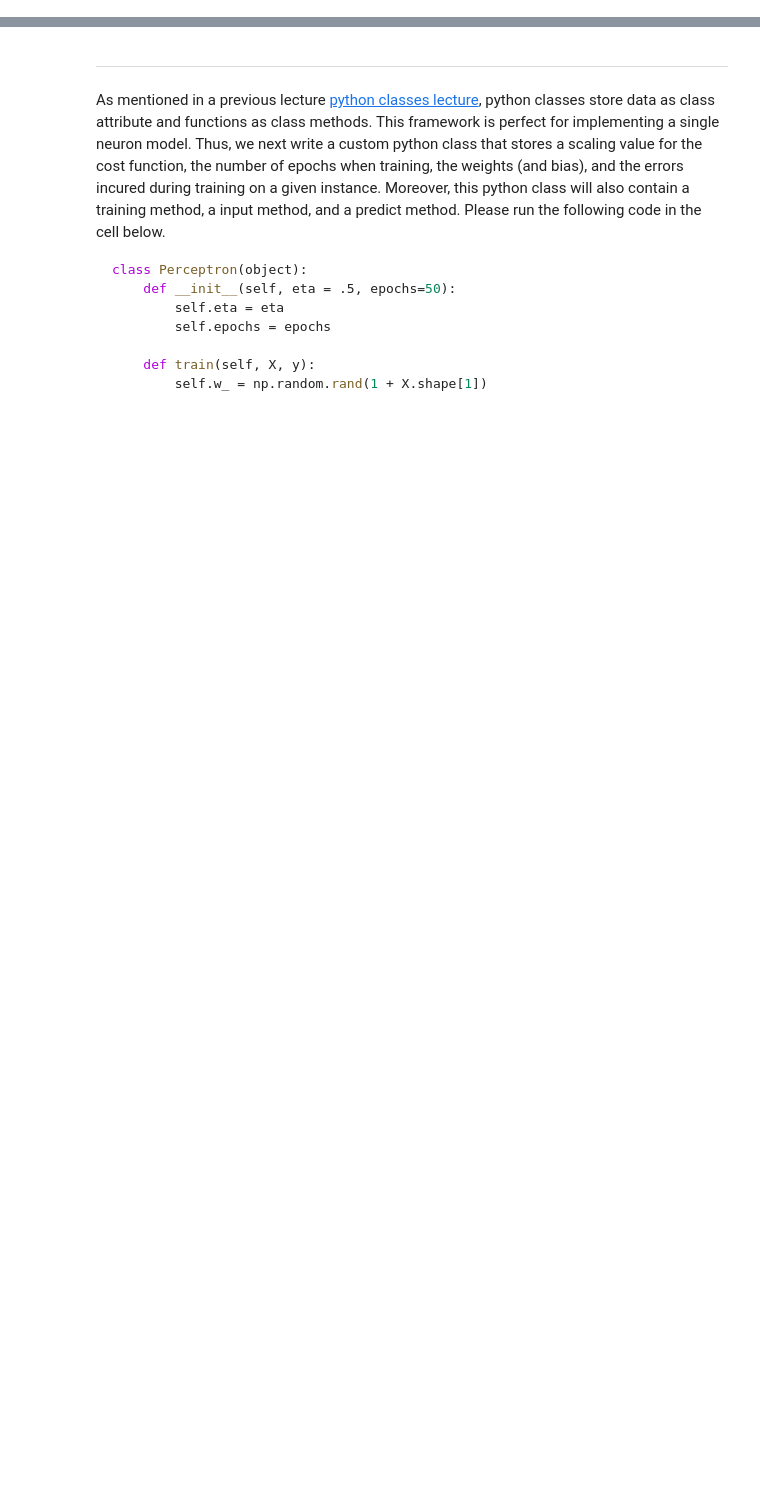
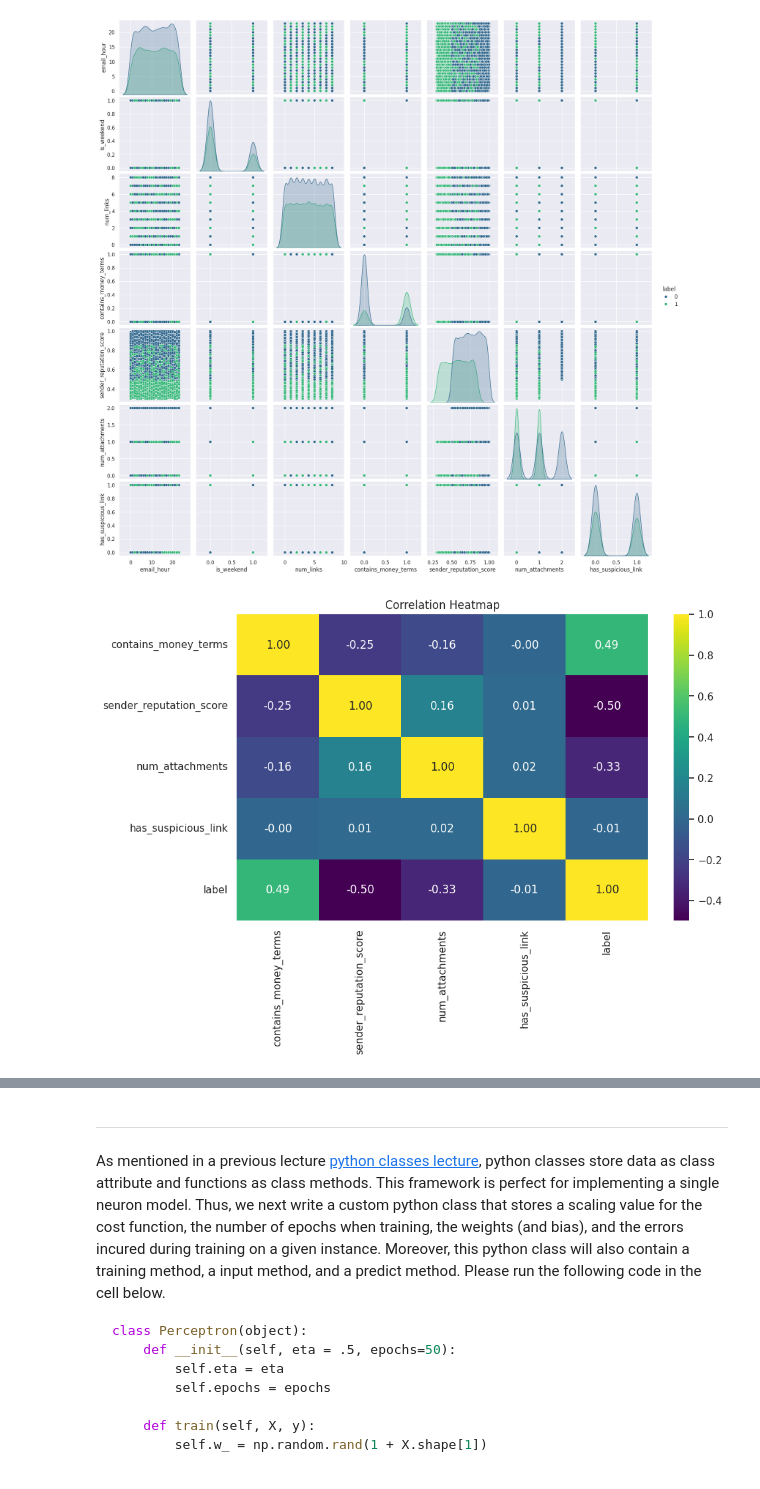
Before and after one commit to ccarr-x/CMOR-438-SP-2026, a Jupyter notebook: Supervised_Learning/The_Perceptron.ipynb, the cells around one changed output, grey strips where cells are left out. Saved outputs shown, nothing was run; the diff lists cells and outputs as text; code cells hidden in the pictures; blank space fills up the shorter version.

```diff
--- a/Supervised_Learning/The_Perceptron.ipynb
+++ b/Supervised_Learning/The_Perceptron.ipynb
@@ -96,12 +90,0 @@ Here, we will drop 'addiction_level' for missing values, 'addicted_label' for bi
-# %%
-# Convert categorical variables to numerical
-#   Gender: Female(0), Male(1)
-df['gender'] = [1 if gender == 'Male' else 0 for gender in df['gender']]
-df.head()
-
-# Correlation Heatmap
-corr_map = df.corr()
-plt.figure(figsize=(10, 6))
-sns.heatmap(corr_map, annot=True, cmap='viridis', fmt='.2f')
-plt.title('Correlation Heatmap')
-plt.show()
@@ -177,0 +94,25 @@ array([[5.1, 3.5],
+# %%
+# Drop all id and text columns for relevance and privacy
+df.drop(columns = ['email_id', 'subject', 'email_text', 'sender_email',
+                   'sender_domain', 'has_attachment',
+                   'num_exclamation_marks'], inplace = True)
+selected_feat1 = ['email_hour', 'is_weekend', 'num_links',
+                      'contains_money_terms', 'sender_reputation_score',
+                      'num_attachments', 'has_suspicious_link', 'label']
+# Pair plot
+sns.pairplot(df[selected_feat1], hue='label', palette='viridis')
+plt.show()
+selected_feat2 = ['contains_money_terms', 'sender_reputation_score',
+                     'num_attachments', 'has_suspicious_link', 'label']
+# Correlation Heatmap of Best Predictors
+corr_map = df[selected_feat2].corr()
+plt.figure(figsize=(10, 6))
+sns.heatmap(corr_map, annot=True, cmap='viridis', fmt='.2f')
+plt.title('Correlation Heatmap')
+plt.show()
+
+data = df[selected_feat2]
+data.head()
+# %% [output]
+[figure, added]
+[figure, added]
```
Also changed, not shown: parts of 20 cells of this notebook.
